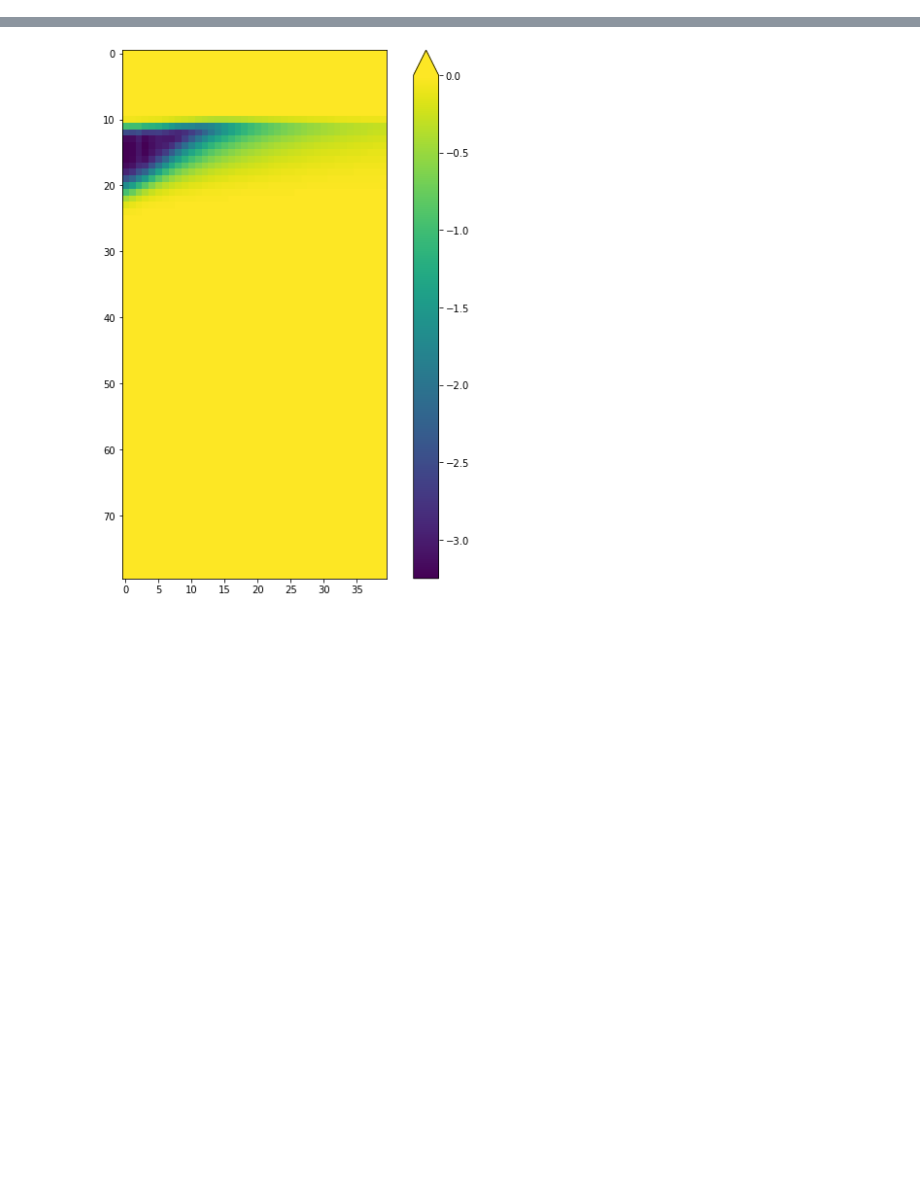
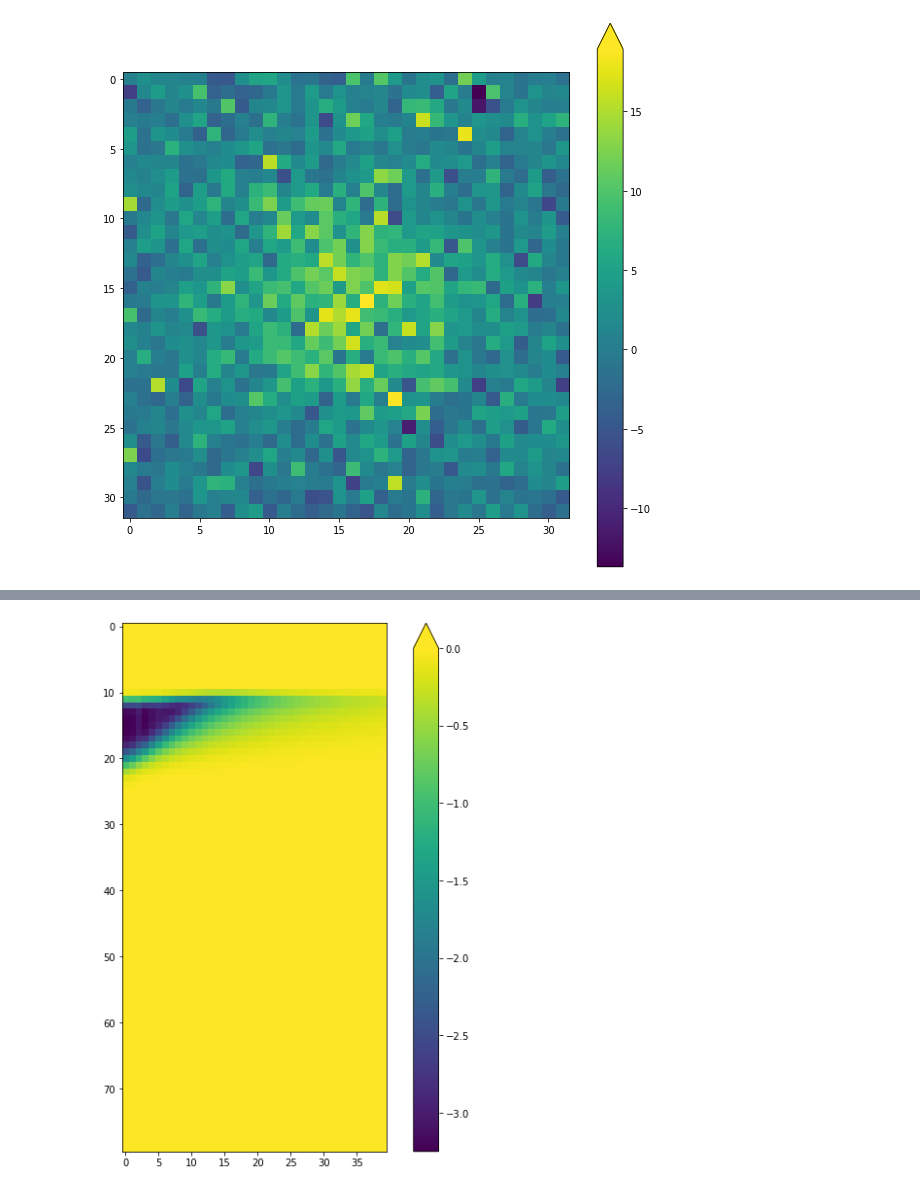
Before and after one commit to KirillRuSS/IDAO-2021-Kirill, a Jupyter notebook: circles.ipynb, the cells around one changed output, grey strips where cells are left out. Saved outputs shown, nothing was run; the diff lists cells and outputs as text; code cells hidden in the pictures; blank space fills up the shorter version.

```diff
--- a/circles.ipynb
+++ b/circles.ipynb
@@ -41,0 +165,6 @@ array([[ 93., 105., 104., ...,  86., 101., 108.],
+# %%
+pos = plt.imshow(imgs[0])
+plt.colorbar(pos, extend='max')
+plt.show()
+# %% [output]
+[figure, added]
```
Also changed, not shown: parts of 33 cells of this notebook, 11 other files.
